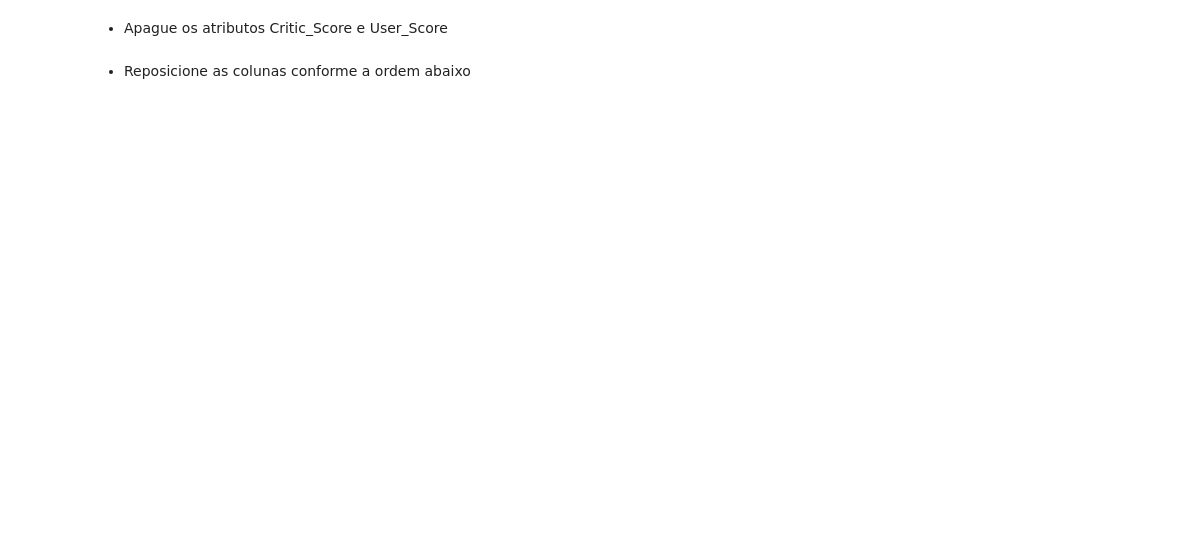
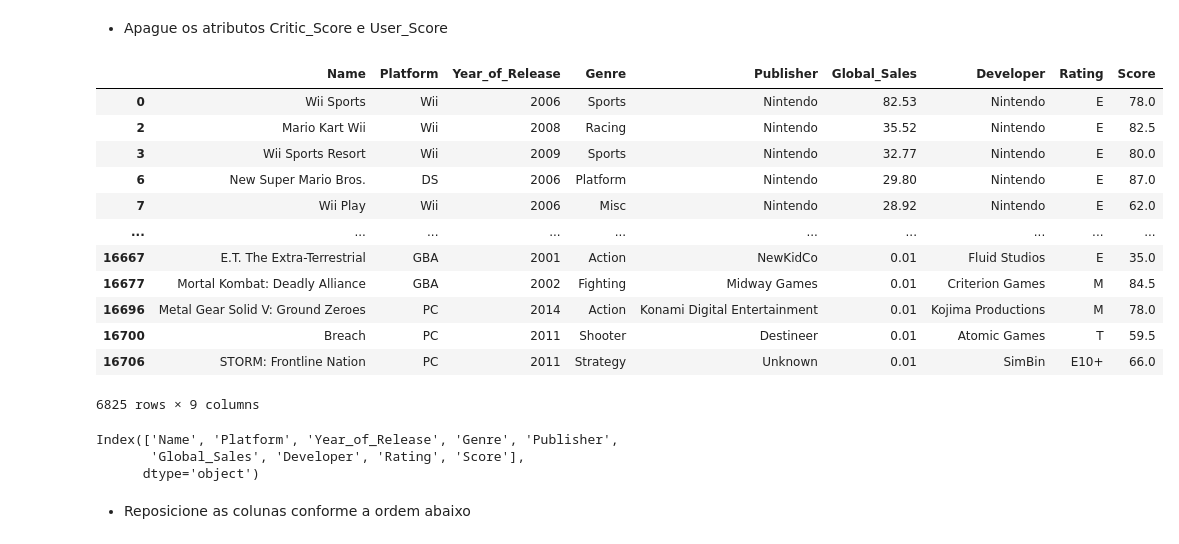
Before and after one commit to Joao-Inacio/Pandas-Descomplicado-Um-Guia-Pratico-para-Iniciantes, a Jupyter notebook: 0.1_Series/Exercícios_NÃO_resolvidos.ipynb, the cells around one changed output. Cells and saved outputs as stored; diff of their text form; code cells hidden in the pictures; blank space fills up the shorter version.

```diff
--- a/0.1_Series/Exercícios_NÃO_resolvidos.ipynb
+++ b/0.1_Series/Exercícios_NÃO_resolvidos.ipynb
@@ -692,2 +709,5 @@ df[['Name', 'Year_of_Release', 'Developer']].loc[df['Platform'] == 'PS4']
 # %% [markdown]
 - Crie uma nova coluna, que seja a média de Critic_Score e User_Score
+# %%
+df['Score'] = (df['Critic_Score'] + df['User_Score']) / 2
+df.head()
@@ -694,4 +721,28 @@ df[['Name', 'Year_of_Release', 'Developer']].loc[df['Platform'] == 'PS4']
 # %% [markdown]
 - Apague os atributos Critic_Score e User_Score
+# %%
+df.drop(columns=['Critic_Score', 'User_Score'], inplace=True)
+# %%
+df
+# %% [output]
+|  | Name | Platform | Year_of_Release | Genre | Publisher | Global_Sales | Developer | Rating | Score |
+| 0 | Wii Sports | Wii | 2006 | Sports | Nintendo | 82.53 | Nintendo | E | 78.0 |
+| 2 | Mario Kart Wii | Wii | 2008 | Racing | Nintendo | 35.52 | Nintendo | E | 82.5 |
+| 3 | Wii Sports Resort | Wii | 2009 | Sports | Nintendo | 32.77 | Nintendo | E | 80.0 |
+| 6 | New Super Mario Bros. | DS | 2006 | Platform | Nintendo | 29.80 | Nintendo | E | 87.0 |
+| 7 | Wii Play | Wii | 2006 | Misc | Nintendo | 28.92 | Nintendo | E | 62.0 |
+| ... | ... | ... | ... | ... | ... | ... | ... | ... | ... |
+| 16667 | E.T. The Extra-Terrestrial | GBA | 2001 | Action | NewKidCo | 0.01 | Fluid Studios | E | 35.0 |
+| 16677 | Mortal Kombat: Deadly Alliance | GBA | 2002 | Fighting | Midway Games | 0.01 | Criterion Games | M | 84.5 |
+| 16696 | Metal Gear Solid V: Ground Zeroes | PC | 2014 | Action | Konami Digital Entertainment | 0.01 | Kojima Productions | M | 78.0 |
+| 16700 | Breach | PC | 2011 | Shooter | Destineer | 0.01 | Atomic Games | T | 59.5 |
+| 16706 | STORM: Frontline Nation | PC | 2011 | Strategy | Unknown | 0.01 | SimBin | E10+ | 66.0 |
+6825 rows × 9 columns
+# %%
+df.columns
+# %% [output]
+Index(['Name', 'Platform', 'Year_of_Release', 'Genre', 'Publisher',
+       'Global_Sales', 'Developer', 'Rating', 'Score'],
+      dtype='object')
 # %% [markdown]
 - Reposicione as colunas conforme a ordem abaixo
```
Also changed, not shown: parts of 11 cells of this notebook.
